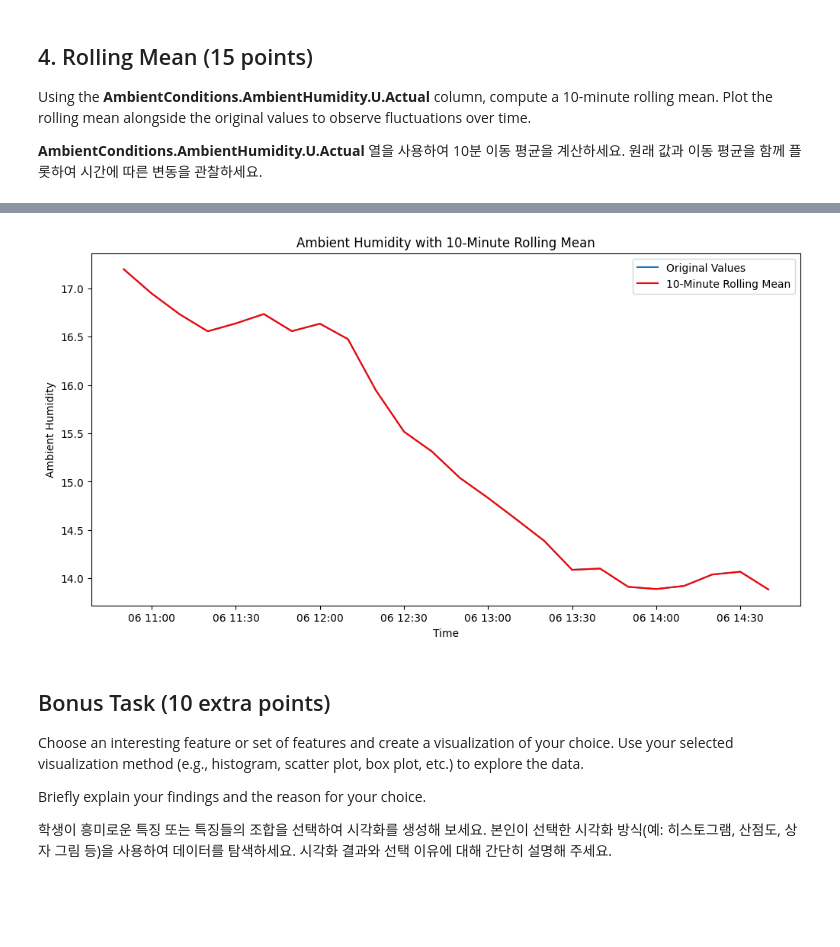
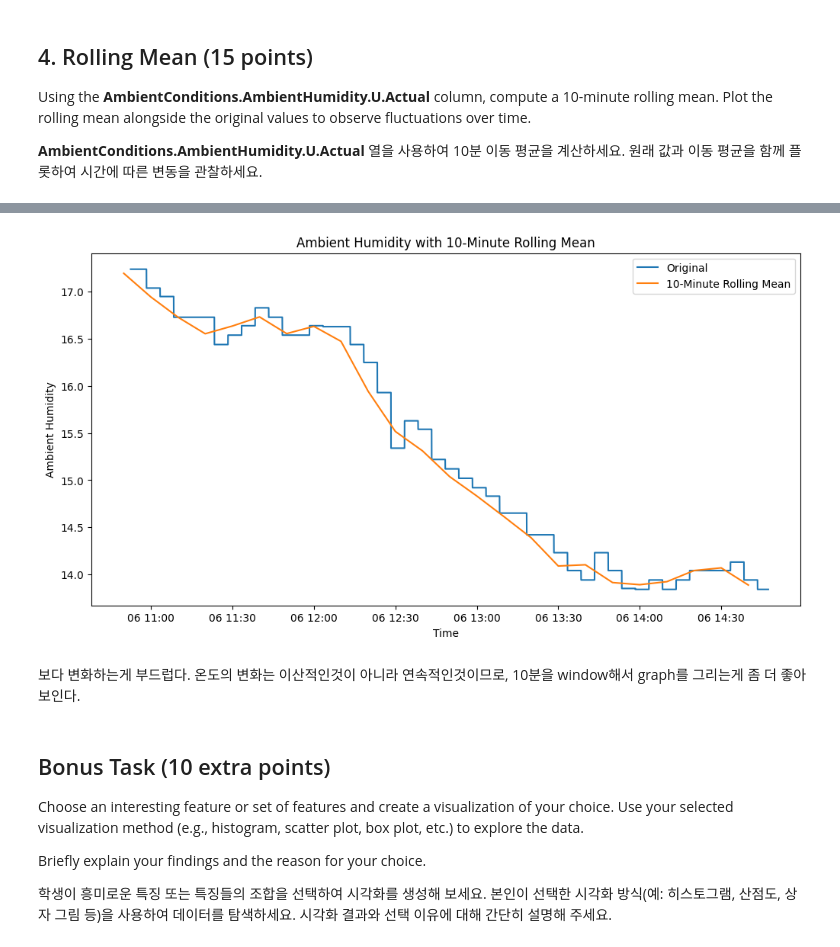
Before and after one commit to hansanghooon/24510115_assign1, a Jupyter notebook: DAEM_Midterm_practical_test.ipynb, the cells around one changed output, grey strips where cells are left out. Cells and saved outputs as stored; diff of their text form; code cells hidden in the pictures; blank space fills up the shorter version.

```diff
--- a/DAEM_Midterm_practical_test.ipynb
+++ b/DAEM_Midterm_practical_test.ipynb
@@ -377,26 +375,23 @@ dtype: float64
 # %%
-# prompt:    Using the **AmbientConditions.AmbientHumidity.U.Actual** column, compute a 10-minute rolling mean. Plot the rolling mean alongside the original values to observe fluctuations over time
 
-# Assuming data2 is your DataFrame and 'time_stamp' is already a DateTimeIndex
+# Resample to 10-minute intervals and calculate the rolling mean
+data2['time_stamp'] = pd.to_datetime(data2.index )
 data2 = data2.set_index('time_stamp')
-
-# Resample to 10-minute intervals
-data_10min = data2['AmbientConditions.AmbientHumidity.U.Actual'].resample('10min').mean()
-
-# Compute the 10-minute rolling mean
-rolling_mean = data_10min.rolling(window=1).mean()
+rolling_mean = data2['AmbientConditions.AmbientHumidity.U.Actual'].resample('10min').mean().rolling(window=1).mean()
 
 # Plot the original values and the rolling mean
 plt.figure(figsize=(12, 6))
-plt.plot(data_10min, label='Original Values')
-plt.plot(rolling_mean, label='10-Minute Rolling Mean', color='red')
-plt.title('Ambient Humidity with 10-Minute Rolling Mean')
+plt.plot(data2['AmbientConditions.AmbientHumidity.U.Actual'], label='Original')
+plt.plot(rolling_mean, label='10-Minute Rolling Mean')
 plt.xlabel('Time')
 plt.ylabel('Ambient Humidity')
+plt.title('Ambient Humidity with 10-Minute Rolling Mean')
 plt.legend()
 plt.show()
 # %% [output]
-[figure, old version]
+[figure, new version]
+# %% [markdown]
+보다 변화하는게 부드럽다. 온도의 변화는 이산적인것이 아니라 연속적인것이므로, 10분을 window해서 graph를 그리는게 좀 더 좋아 보인다.
 # %% [markdown]
 ## Bonus Task (10 extra points)
 
```
Also changed, not shown: parts of 3 cells of this notebook.
